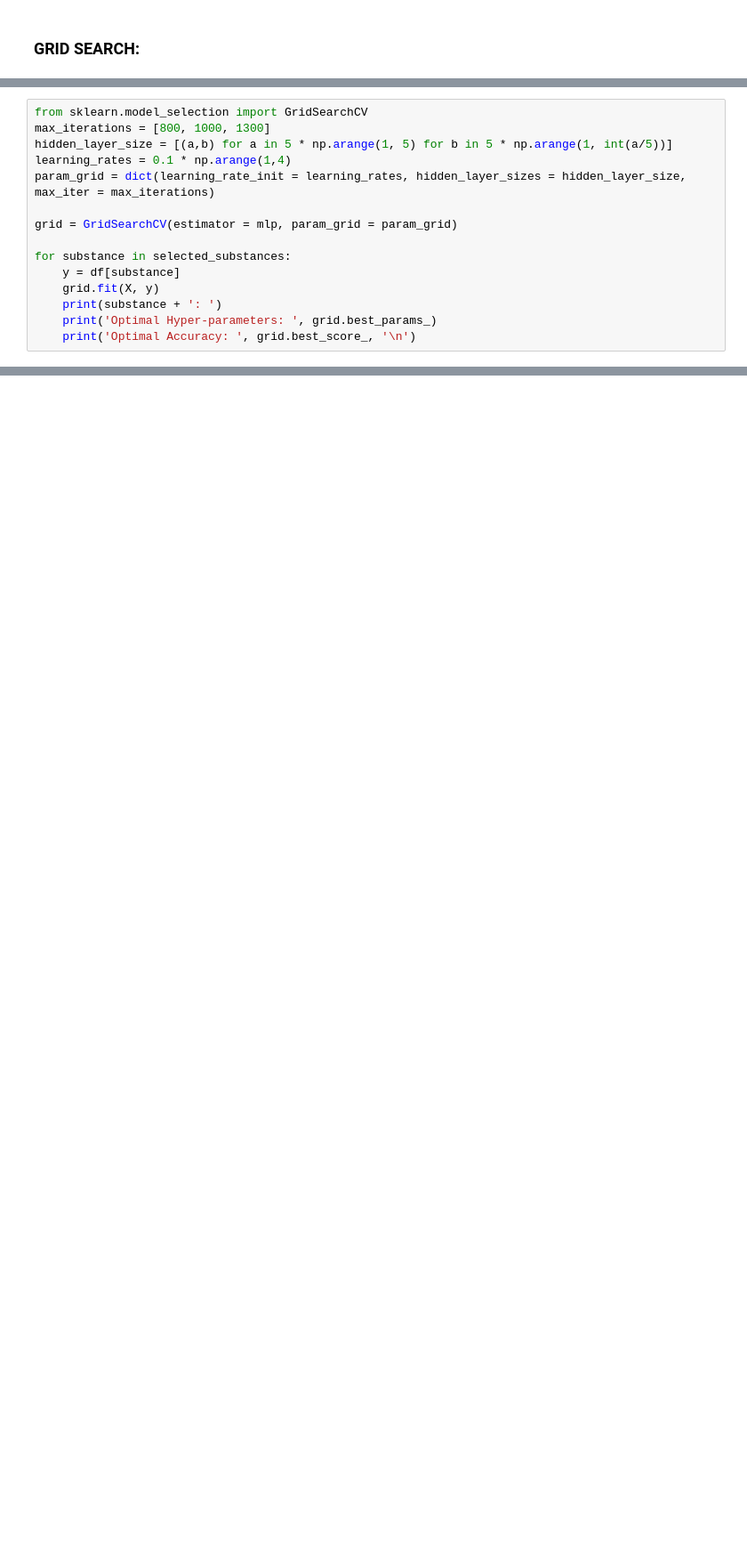
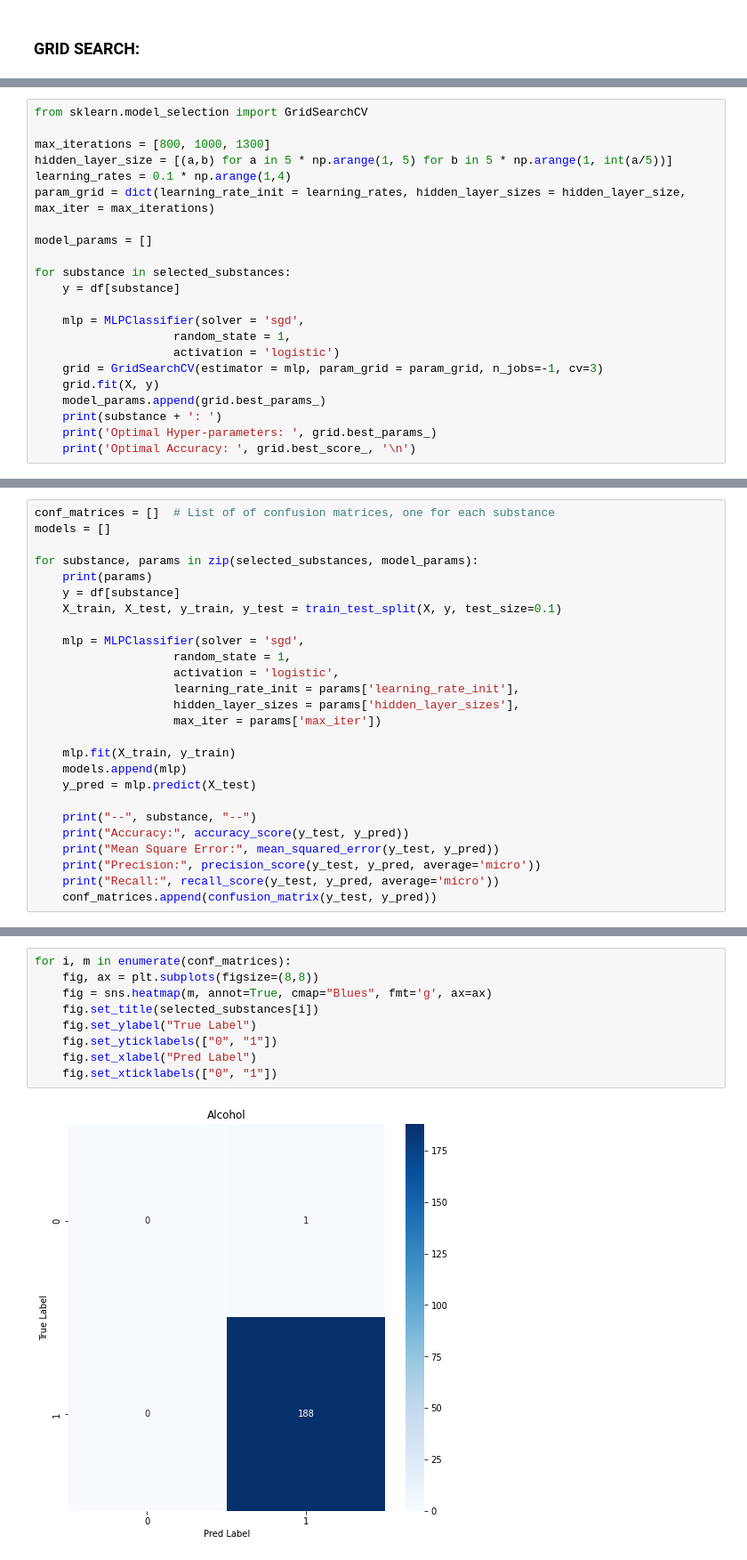
Before and after one commit to lucasrod25/drug-consumption-analysis, a Jupyter notebook: demographic_substance_model.ipynb, the cells around one changed output, grey strips where cells are left out. Shown at 89% size. Cells and saved outputs as stored; diff of their text form; blank space fills up the shorter version.

```diff
--- a/demographic_substance_model.ipynb
+++ b/demographic_substance_model.ipynb
@@ -100,15 +42,22 @@ for i, m in enumerate(conf_matrices):
 # %%
 from sklearn.model_selection import GridSearchCV
+
 max_iterations = [800, 1000, 1300]
 hidden_layer_size = [(a,b) for a in 5 * np.arange(1, 5) for b in 5 * np.arange(1, int(a/5))]
 learning_rates = 0.1 * np.arange(1,4)
 param_grid = dict(learning_rate_init = learning_rates, hidden_layer_sizes = hidden_layer_size, max_iter = max_iterations)
 
-grid = GridSearchCV(estimator = mlp, param_grid = param_grid)
+model_params = []
 
 for substance in selected_substances:
     y = df[substance]
+
+    mlp = MLPClassifier(solver = 'sgd',
+                    random_state = 1,
+                    activation = 'logistic')
+    grid = GridSearchCV(estimator = mlp, param_grid = param_grid, n_jobs=-1, cv=3)
     grid.fit(X, y)
+    model_params.append(grid.best_params_)
     print(substance + ': ')
     print('Optimal Hyper-parameters: ', grid.best_params_)
     print('Optimal Accuracy: ', grid.best_score_, '\n')
@@ -132,0 +97,26 @@ Optimal Accuracy:  0.6106100795755969
+# %%
+conf_matrices = []  # List of of confusion matrices, one for each substance
+models = []
+
+for substance, params in zip(selected_substances, model_params):
+    print(params)
+    y = df[substance]
+    X_train, X_test, y_train, y_test = train_test_split(X, y, test_size=0.1)
+
+    mlp = MLPClassifier(solver = 'sgd',
+                    random_state = 1,
+                    activation = 'logistic',
+                    learning_rate_init = params['learning_rate_init'],
+                    hidden_layer_sizes = params['hidden_layer_sizes'],
+                    max_iter = params['max_iter'])
+
+    mlp.fit(X_train, y_train)
+    models.append(mlp)
+    y_pred = mlp.predict(X_test)
+
+    print("--", substance, "--")
+    print("Accuracy:", accuracy_score(y_test, y_pred))
+    print("Mean Square Error:", mean_squared_error(y_test, y_pred))
+    print("Precision:", precision_score(y_test, y_pred, average='micro'))
+    print("Recall:", recall_score(y_test, y_pred, average='micro'))
+    conf_matrices.append(confusion_matrix(y_test, y_pred))
@@ -132,0 +166,11 @@ Optimal Accuracy:  0.6106100795755969
+# %%
+for i, m in enumerate(conf_matrices):
+    fig, ax = plt.subplots(figsize=(8,8))
+    fig = sns.heatmap(m, annot=True, cmap="Blues", fmt='g', ax=ax)
+    fig.set_title(selected_substances[i])
+    fig.set_ylabel("True Label")
+    fig.set_yticklabels(["0", "1"])
+    fig.set_xlabel("Pred Label")
+    fig.set_xticklabels(["0", "1"])
+# %% [output]
+[figure, new version]
```
Also changed, not shown: parts of 11 cells of this notebook, 1 other file.
